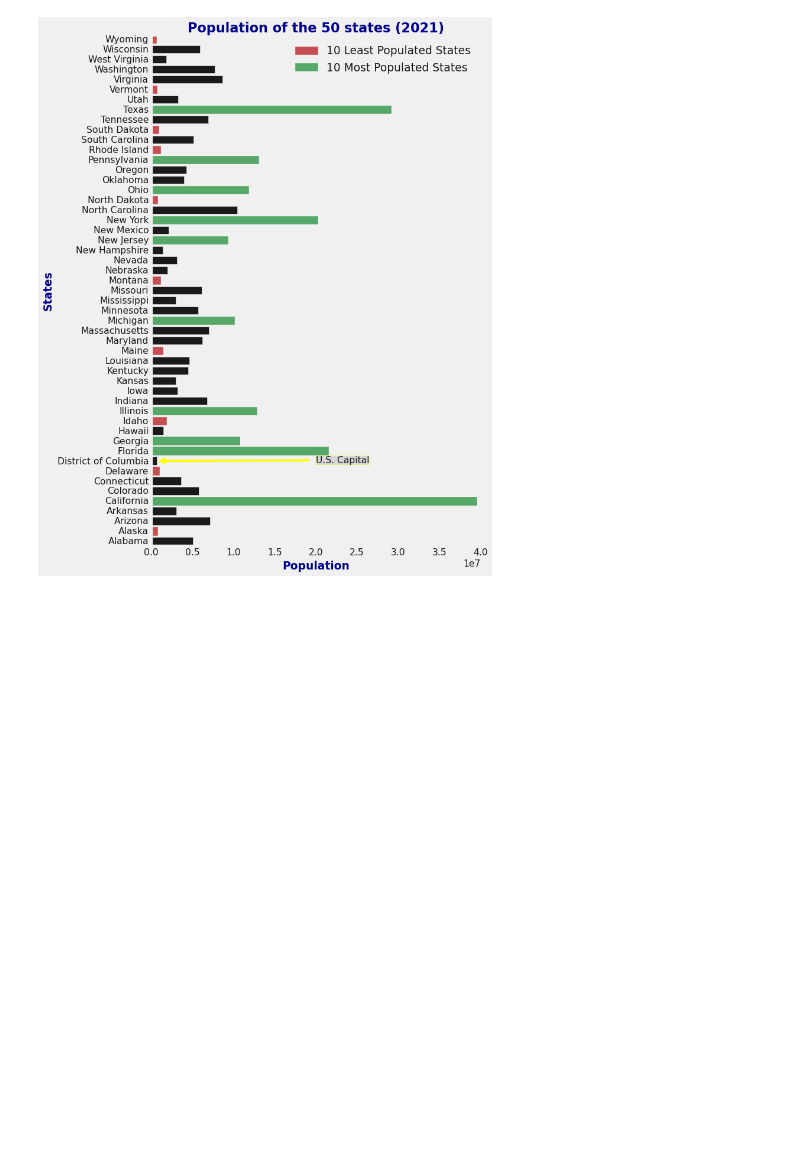
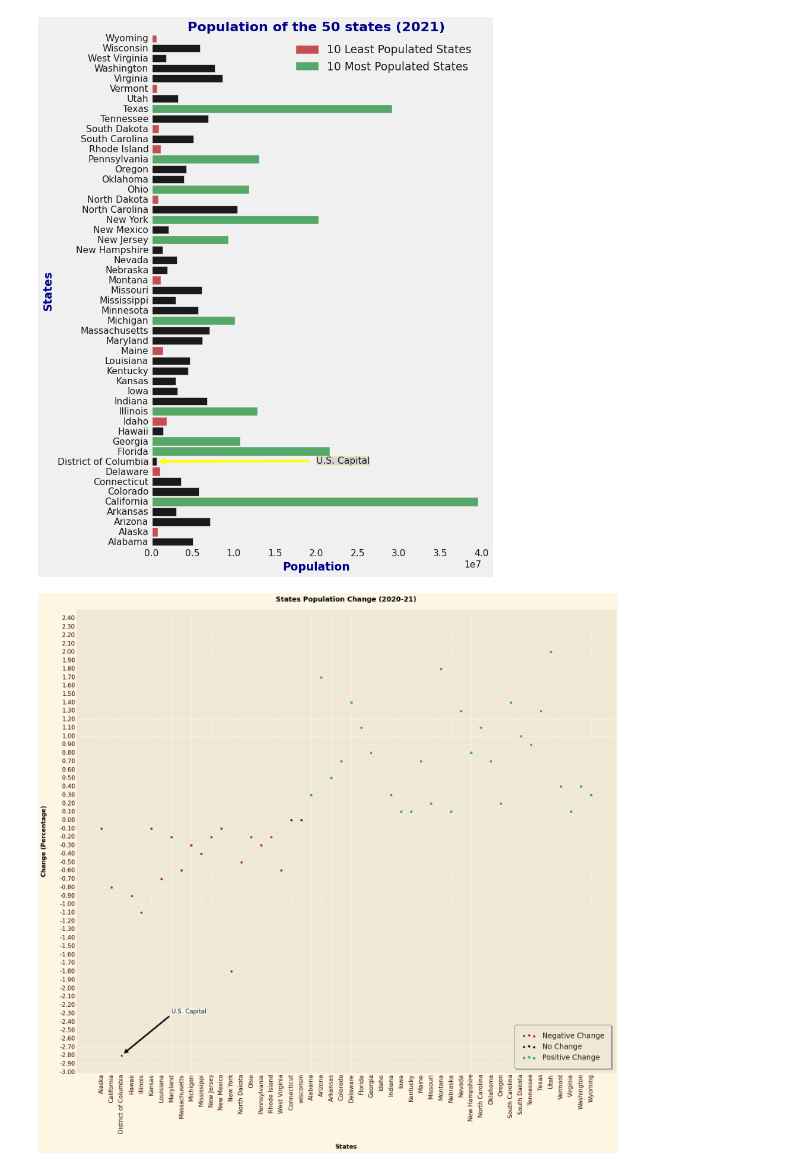
Before and after one commit to hanikamee/Population, a Jupyter notebook: src/Population.ipynb, the cells around one changed output. Saved outputs shown, nothing was run; the diff lists cells and outputs as text; code cells hidden in the pictures; blank space fills up the shorter version.

```diff
--- a/src/Population.ipynb
+++ b/src/Population.ipynb
@@ -624,3 +647,42 @@ plt.grid()
 plt.show();
 # %% [output]
 [figure]
+# %%
+negativeChangePop = [-0.10, -0.80, -2.80, -0.90, -1.10, -0.10, -0.70, -0.20, -0.60, -0.30, -0.40, -0.20, -0.10, -1.80, -0.50, -0.20, -0.30, -0.20, -0.60]
+negativeName = ["Alaska", "California","District of Columbia", "Hawaii", "Illinois", "Kansas", "Louisiana", "Maryland", "Massachusetts", "Michigan", "Mississippi", "New Jersey", "New Mexico", "New York", "North Dakota", "Ohio", "Pennsylvania", "Rhode Island", "West Virginia"]
+
+positiveChangePop = [0.30, 1.70, 0.50, 0.70, 1.40, 1.10, 0.80, 3.40, 0.30, 0.10, 0.10, 0.70, 0.20, 1.80, 0.10, 1.30, 0.80, 1.10, 0.70, 0.20, 1.40, 1.00, 0.90, 1.30, 2.00, 0.40, 0.10, 0.40, 0.30]
+positiveName = ["Alabama", "Arizona", "Arkansas", "Colorado", "Delaware", "Florida", "Georgia", "Idaho", "Indiana", "Iowa","Kentucky", "Maine", "Missouri", "Montana", "Nebraska", "Nevada", "New Hampshire", "North Carolina", "Oklahoma", "Oregon", "South Carolina", "South Dakota", "Tennessee", "Texas", "Utah", "Vermont", "Virginia", "Washington", "Wyoming"]
+
+neutralChangePop = [0.00, 0.00]
+neutralName = ["Connecticut" , "wisconsin"]
+# %%
+# Population change between 2020 and 2021
+
+plt.style.use('Solarize_Light2')
+plt.gca().yaxis.set_major_formatter(StrMethodFormatter('{x:,.2f}')) # 2 decimal places
+
+# label assists with the legend part
+plt.scatter(negativeName, negativeChangePop, alpha = 1, color = "#FF0000", edgecolor = "#000000", label = "Negative Change")
+plt.scatter(neutralName, neutralChangePop, alpha = 1, color = "#000000", edgecolor = '#000000', label = 'No Change')
+plt.scatter(positiveName ,positiveChangePop, alpha = 1, color = "#00ced1", edgecolor = '#000000', label = 'Positive Change')
+
+plt.title("States Population Change (2020-21)", color = '#000000', fontweight = "heavy", pad = 20)
+plt.xlabel("States", color = '#000000', fontweight = "heavy", fontsize = 14, labelpad = 25)
+plt.ylabel("Change (Percentage)", color = '#000000', fontweight = "heavy", fontsize = 14, labelpad = 30)
+plt.tick_params(axis = 'x', colors ='#300000', rotation = 90)
+plt.tick_params(axis = 'y', colors ='#300000')
+plt.ylim([-3, 2.5])
+plt.yticks(np.arange(-3, 2.5, 0.1)) # To enable incremental change in the y-axis
+
+# Size of the canvas
+plt.gcf().set_size_inches((20, 18))
+
+plt.annotate("U.S. Capital", xy = ("District of Columbia", -2.80), xytext= (7, -2.30), xycoords = 'data', bbox = dict(boxstyle = 'round, pad = 0', color ='white' ,alpha = 0.7,fc = '1')
+            ,arrowprops=dict(facecolor='black', shrink=0.04))
+
+
+# Legend
+plt.legend(loc = "lower right", shadow = True, edgecolor = 'black', borderpad = 1);
+# %% [output]
+[figure, added]
```
Also changed, not shown: parts of 8 cells of this notebook.
